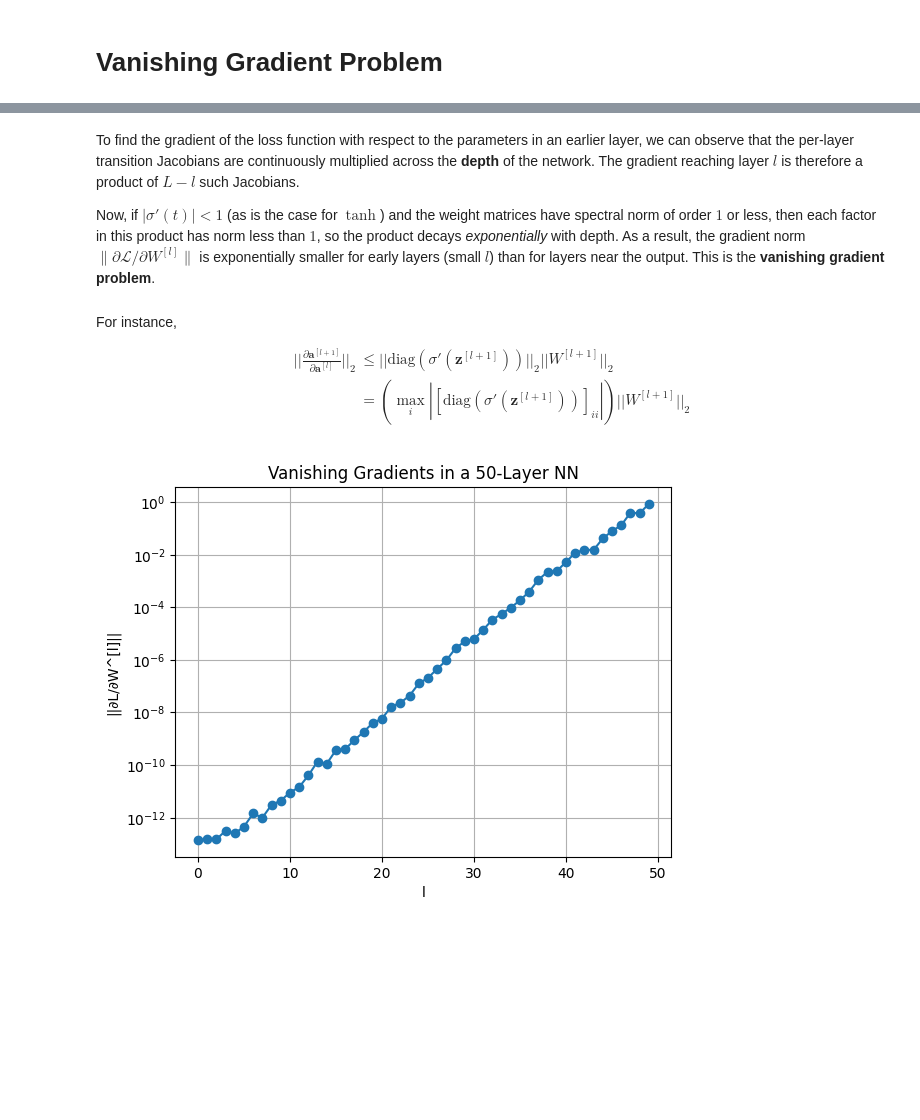
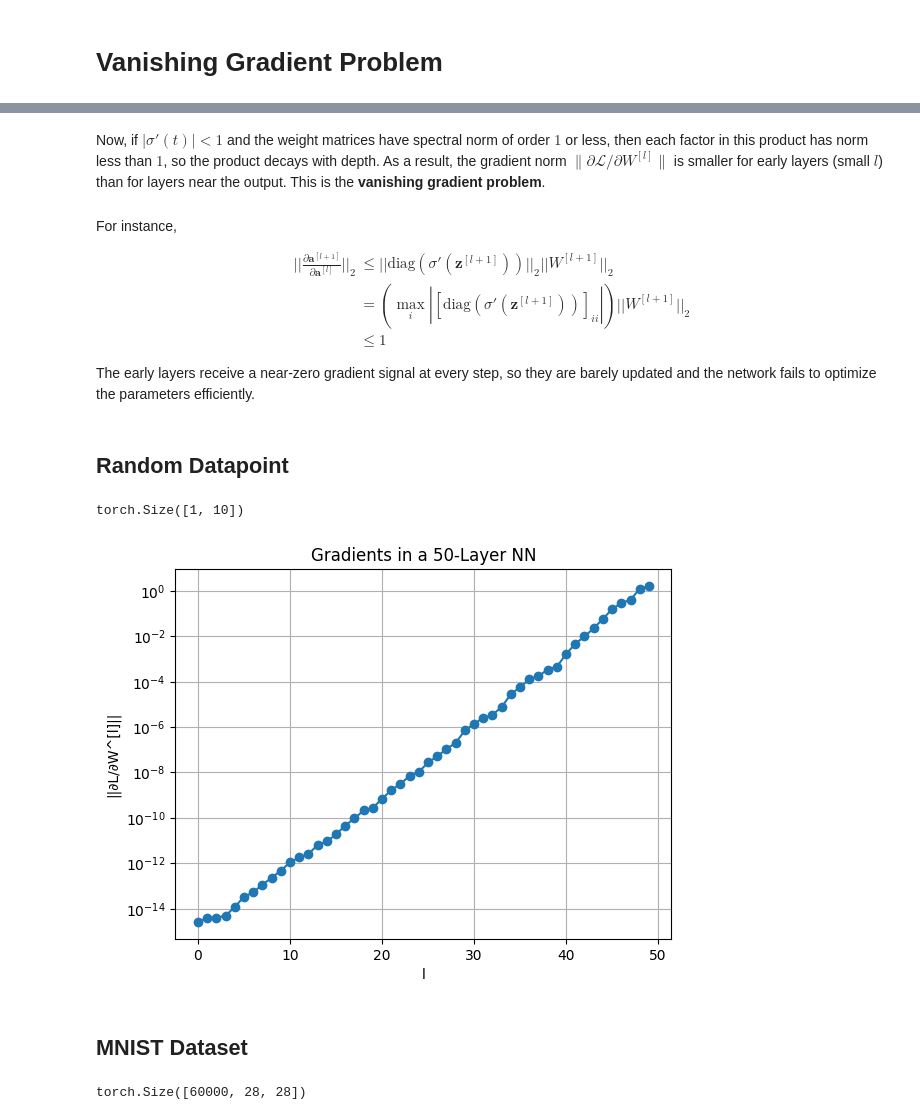
Before and after one commit to Shivam-3921/Connecting_ResNet_with_Neural_ODEs, a Jupyter notebook: SL_Final_Project.ipynb, the cells around one changed output, grey strips where cells are left out. Saved outputs shown, nothing was run; the diff lists cells and outputs as text; code cells hidden in the pictures; blank space fills up the shorter version.

```diff
--- a/SL_Final_Project.ipynb
+++ b/SL_Final_Project.ipynb
@@ -53,8 +53,9 @@ class MLP(nn.Module):
         # Flatten the input
         x = x.view(x.size(0), -1)
 
+        x = F.tanh(self.layers[0](x))
         # Layer 1 to L-1: Linear -> Tanh
-        for i in range(len(self.layers) - 1):
+        for i in range(1,len(self.layers) - 1):
             x = F.tanh(self.layers[i](x))
 
         # Layer L: Output Layer
@@ -87,7 +136,5 @@ $$
 # %% [markdown]
-To find the gradient of the loss function with respect to the parameters in an earlier layer, we can observe that the per-layer transition Jacobians are continuously multiplied across the **depth** of the network. The gradient reaching layer $l$ is therefore a product of $L-l$ such Jacobians.
-
-Now, if $|\sigma'(t)|<1$ (as is the case for $\tanh$) and the weight matrices have spectral norm of order $1$ or less, then each factor in this product has norm less than $1$, so the product decays *exponentially* with depth. As a result, the gradient norm $\|\partial\mathcal{L}/\partial W^{[l]}\|$ is exponentially smaller for early layers (small $l$) than for layers near the output. This is the **vanishing gradient problem**.
+Now, if $|\sigma'(t)|<1$ and the weight matrices have spectral norm of order $1$ or less, then each factor in this product has norm less than $1$, so the product decays with depth. As a result, the gradient norm $\|\partial\mathcal{L}/\partial W^{[l]}\|$ is smaller for early layers (small $l$) than for layers near the output. This is the **vanishing gradient problem**.
 
 <!-- It is important to note that this is a phenomenon across **layers (depth)**, not across training **epochs (time)**: the decay is present even at initialization, before any optimization step is taken. Its consequence over training is that the early layers receive a near-zero gradient signal at every step, so they are barely updated and the network fails to optimize the early parameters efficiently. -->
 # %% [markdown]
@@ -96,7 +143,12 @@ For instance,
 $$
 \begin{align*}
     ||\frac{\partial\boldsymbol{a}^{[l+1]}}{\partial \boldsymbol{a}^{[l]}}||_2 &\leq ||\text{diag}(\sigma'(\boldsymbol{z}^{[l+1]}))||_2||W^{[l+1]}||_2\\
-    &=\left(\max_{i}|[\text{diag}(\sigma'(\boldsymbol{z}^{[l+1]}))]_{ii}|\right)||W^{[l+1]}||_2
+    &=\left(\max_{i}|[\text{diag}(\sigma'(\boldsymbol{z}^{[l+1]}))]_{ii}|\right)||W^{[l+1]}||_2\\
+    &\leq 1
 \end{align*}
 $$
+
+The early layers receive a near-zero gradient signal at every step, so they are barely updated and the network fails to optimize the parameters efficiently.
+# %% [markdown]
+## Random Datapoint
 # %%
@@ -107,35 +158,44 @@ loss_function = nn.MSELoss()
+# %%
+x.shape
+# %% [output]
+torch.Size([1, 10])
 # %%
 # Multi-layer perceptron
 model = MLP(in_features=10, hidden_features=10, out_features=1, num_layers=50)
 
 # Forward pass
 output = model(x)
+loss_function = nn.MSELoss()
 loss = loss_function(output, target)
 
 # Backward pass
 loss.backward()
-
-
-gradient_norms = []
-for layer in model.layers:
-    norm = layer.weight.grad.norm().item()  # Extract gradient norms for each layer
-    gradient_norms.append(norm)
-
-# Plotting the results
-plt.plot(gradient_norms, marker='o')
-plt.title("Vanishing Gradients in a 50-Layer NN")
-plt.xlabel("l")
-plt.ylabel(f"||∂L/∂W^[l]||")
-plt.yscale("log")
-plt.grid(True)
-plt.show()
-# %% [output]
-[figure, removed]
+# %%
+gradient_norms = []
+for layer in model.layers:
+    norm = layer.weight.grad.norm().item()  # Extract gradient norms for each layer
+    gradient_norms.append(norm)
+
+# Plotting the norm of the gradient w.r.t the layers
+plt.plot(gradient_norms, marker='o')
+plt.title("Gradients in a 50-Layer NN")
+plt.xlabel("l")
+plt.ylabel(f"||∂L/∂W^[l]||")
+plt.yscale("log")
+plt.grid(True)
+plt.show()
+# %% [output]
+[figure, added]
+# %% [markdown]
+## MNIST Dataset
 # %%
 transform = transforms.Compose([transforms.ToTensor(),
                             transforms.Normalize((0.5,), (0.5,))])
 # %%
 trainset = datasets.MNIST(root='./data', train=True, download=True, transform=transform)
+trainset.data.shape
+# %% [output]
+torch.Size([60000, 28, 28])
 # %%
 trainloader = torch.utils.data.DataLoader(trainset, batch_size=64, shuffle=True)
 
```
Also changed, not shown: parts of 31 cells of this notebook.
